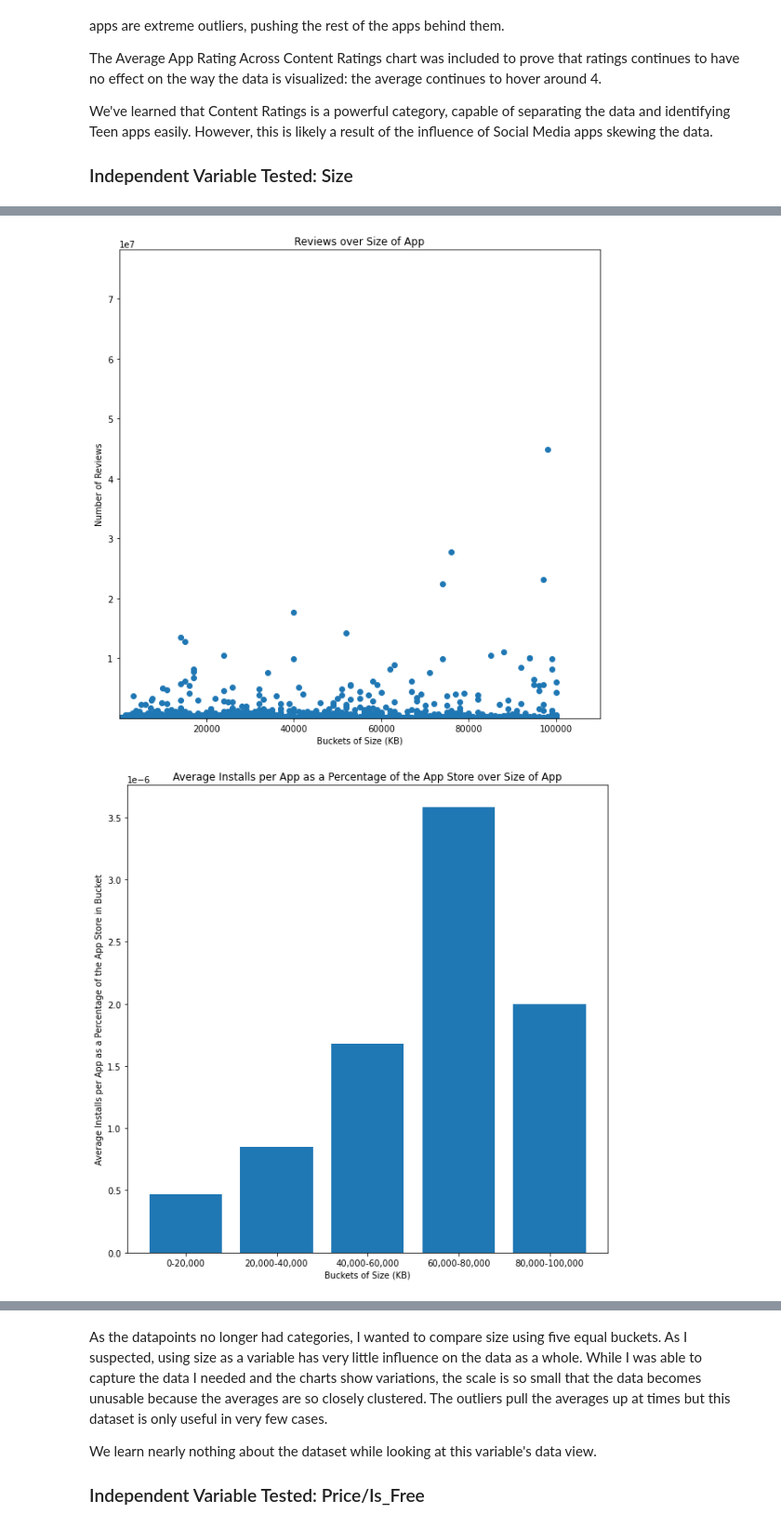
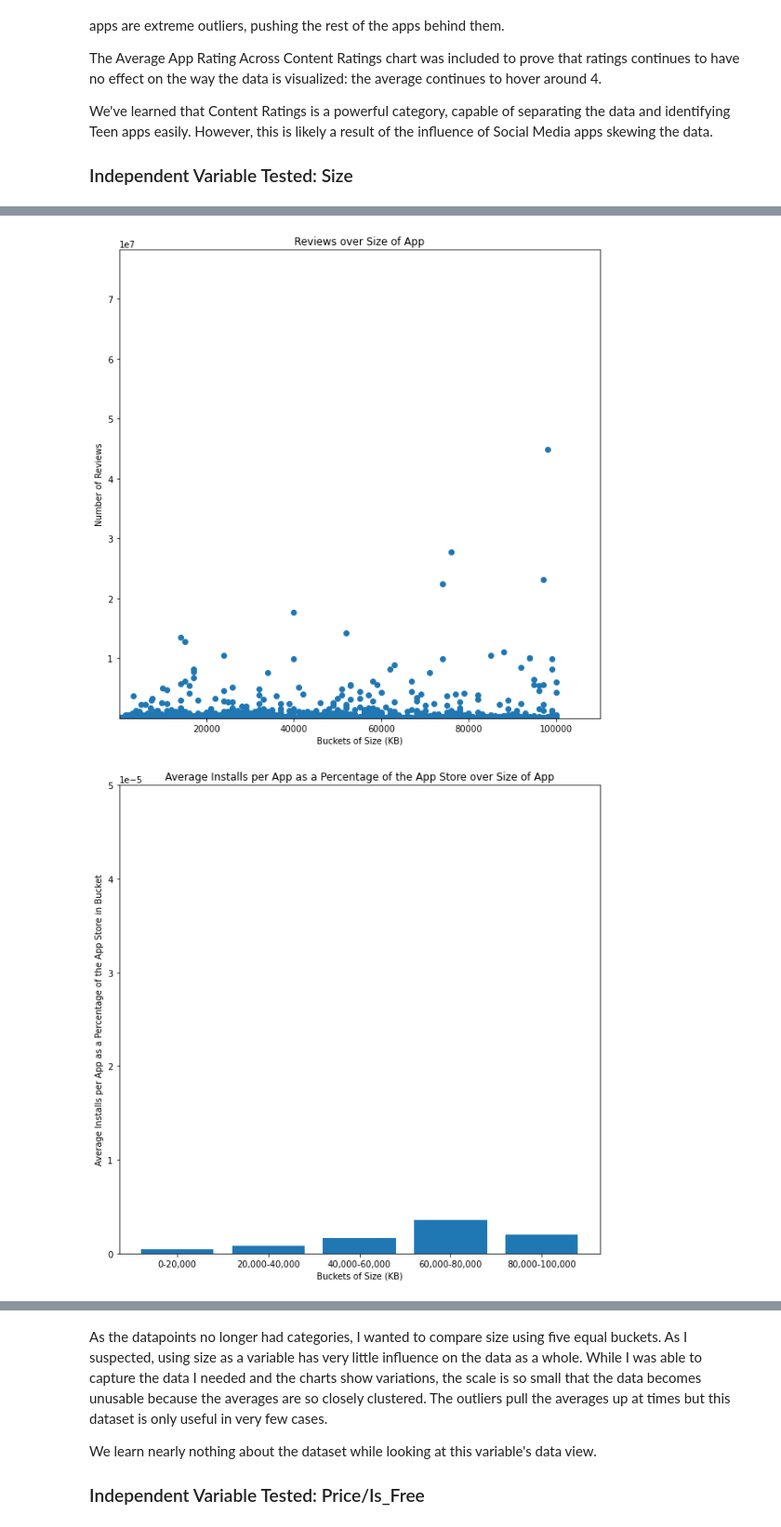
Before and after one commit to clabbott/app-data-analysis, a Jupyter notebook: FPT/Final_Proj_Tutorial.ipynb, the cells around one changed output, grey strips where cells are left out. Shown at 93% size. Saved outputs shown, nothing was run; the diff lists cells and outputs as text; code cells hidden in the pictures.

```diff
--- a/FPT/Final_Proj_Tutorial.ipynb
+++ b/FPT/Final_Proj_Tutorial.ipynb
@@ -159,9 +159,8 @@ df['Is_Free'] = df['Is_Free'] == 'Free'
 # Remove dollar sign from front (if necessary) and change to float
 for index, row in df.iterrows():
     if "$" in df['Price'][index]:
-        df['Price'][index] = df['Price'][index][1:]
+        df['Price'][index] = df['Price'][index][1:5]
 df = df.astype({'Price': 'float32'})
-
 
 # Formatting Content Rating
 
@@ -746,11 +745,6 @@ The Average App Rating Across Content Ratings chart was included to prove that r
 We've learned that Content Ratings is a powerful category, capable of separating the data and identifying Teen apps easily. However, this is likely a result of the influence of Social Media apps skewing the data.
 ### Independent Variable Tested: Size
 # %%
-x = df['Size'].values
-y = df['Reviews'].values
-x = x.reshape(len(df['Size']), 1)
-y = y.reshape(len(df['Reviews']), 1)
-
 # Iterate over Size values from 0-20k, 20k-40k, 40k-60k, 60k-80k, 80k-100k to make buckets
 count = 0
 num = [0,0,0,0,0]
@@ -772,6 +766,8 @@ for i in np.arange(5):
     total_installs[i] = (total_installs[i]/(count*num[i])/TOTAL_INSTALLS) * 100
     total_ratings[i] = total_ratings[i]/(num[i])
 
+fig, ax = plt.subplots()
+ax.set(ylim=(0, 0.00005))
 plt.xlabel("Buckets of Size (KB)")
 plt.title("Average Reviews per App as a Percentage of the App Store over Size of App")
 plt.ylabel("Average Reviews per App as a Percentage of the App Store in Bucket")
@@ -786,16 +782,16 @@ plt.xlim(df["Size"].min(), df["Size"].max()+ 10000)
 plt.ylim(df["Reviews"].min(), df["Reviews"].max()+ 10000)
 plt.show()
 
+
+fig, ax = plt.subplots()
+ax.set(ylim=(0, 0.00005))
 plt.xlabel("Buckets of Size (KB)")
 plt.title("Average Installs per App as a Percentage of the App Store over Size of App")
 plt.ylabel("Average Installs per App as a Percentage of the App Store in Bucket")
 plt.bar(["0-20,000", "20,000-40,000", "40,000-60,000", "60,000-80,000", "80,000-100,000"] ,total_installs);
 plt.show()
 
-x = df['Size'].values
-y = df['Installs'].values
-x = x.reshape(len(df['Size']), 1)
-y = y.reshape(len(df['Installs']), 1)
+
 plt.xlabel("Size (KB)")
 plt.ylabel("Number of Installs")
 plt.title("Installs over Size of App")
@@ -804,6 +800,7 @@ plt.xlim(df["Size"].min(), df["Size"].max()+ 10000)
 plt.ylim(df["Installs"].min(), df["Installs"].max() + 100000000)
 plt.show()
 
+
 plt.xlabel("Size (KB)")
 plt.title("Ratings over Size of App")
 plt.ylabel("Average Rating")
@@ -814,5 +811,5 @@ plt.show()
 [figure]
-[figure, old version]
+[figure, new version]
 [figure]
 [figure]
 # %% [markdown]
```
Also changed, not shown: parts of 25 cells of this notebook.
